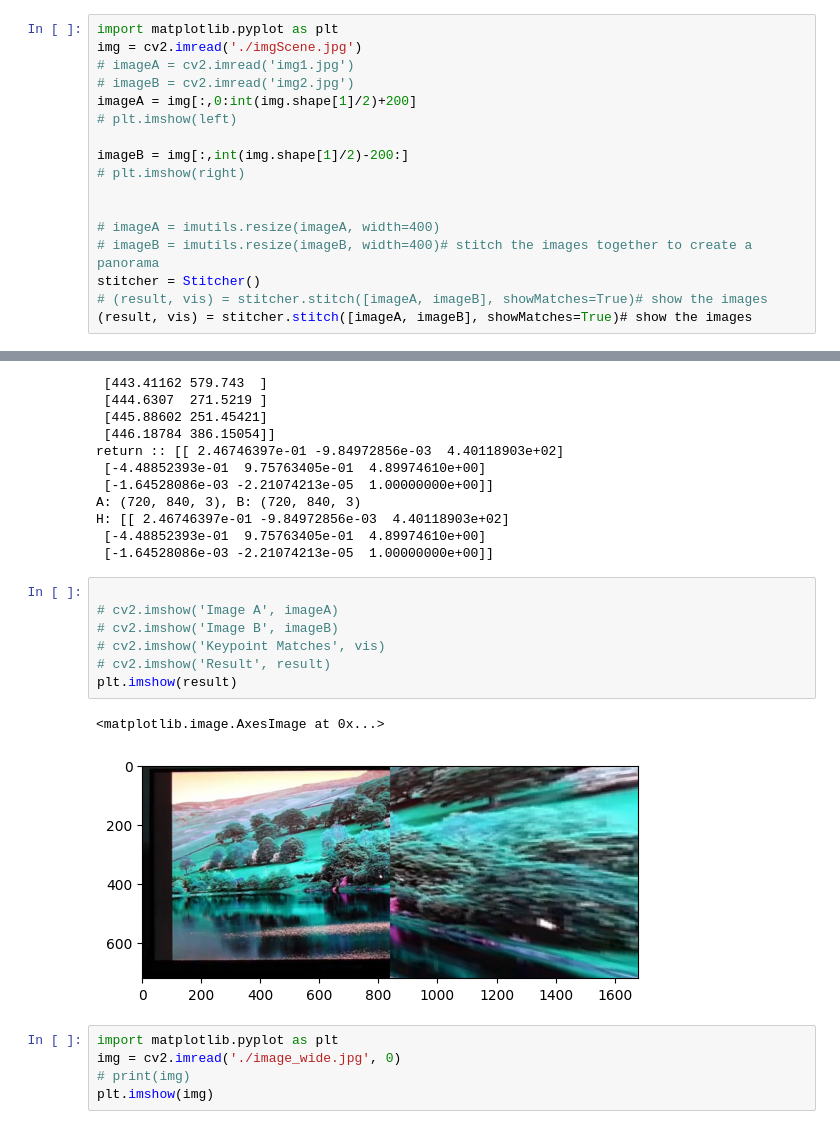
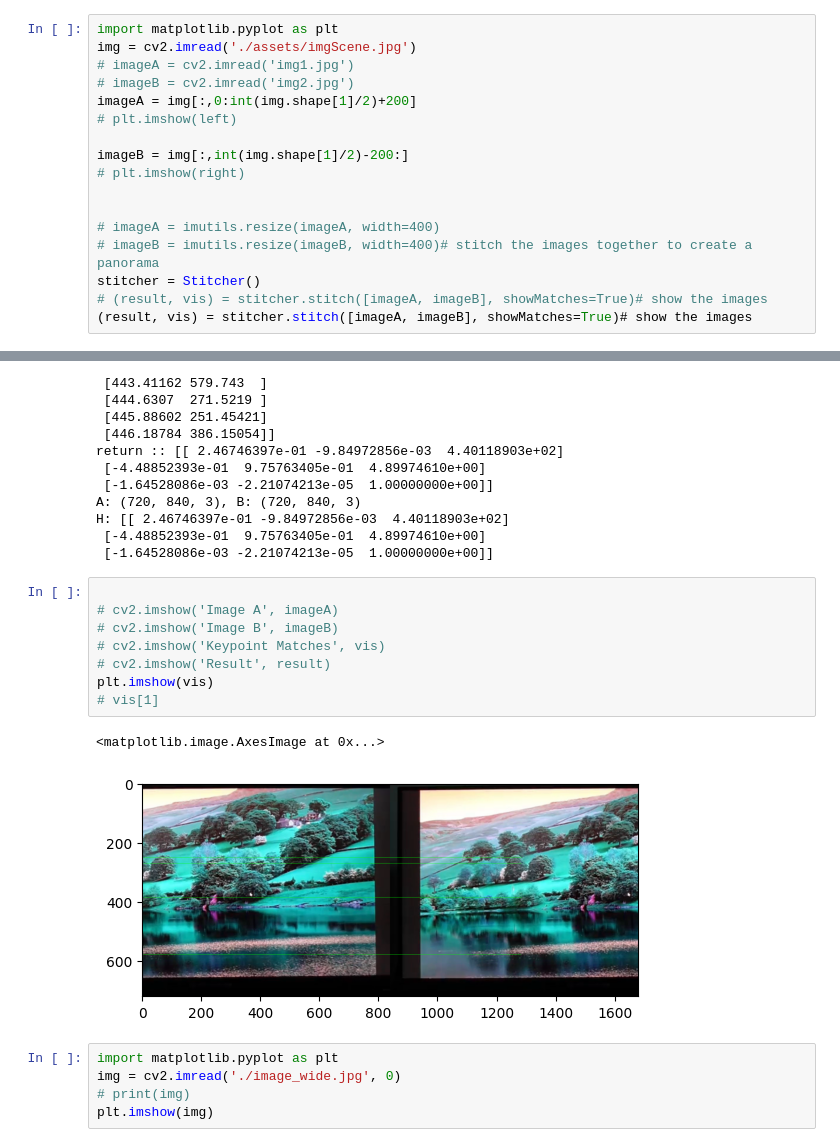
Before and after one commit to mjan2021/Video_Stitching, a Jupyter notebook: stitching.ipynb, the cells around one changed output, grey strips where cells are left out. Cells and saved outputs as stored; diff of their text form.

```diff
--- a/stitching.ipynb
+++ b/stitching.ipynb
@@ -99,7 +103,7 @@ class Stitcher:
         return vis
 # %%
 import matplotlib.pyplot as plt
-img = cv2.imread('./imgScene.jpg')
+img = cv2.imread('./assets/imgScene.jpg')
 # imageA = cv2.imread('img1.jpg')
 # imageB = cv2.imread('img2.jpg')
 imageA = img[:,0:int(img.shape[1]/2)+200]
@@ -135,13 +139,14 @@ H: [[ 2.46746397e-01 -9.84972856e-03  4.40118903e+02]
 # %%
 
 # cv2.imshow('Image A', imageA)
 # cv2.imshow('Image B', imageB)
 # cv2.imshow('Keypoint Matches', vis)
 # cv2.imshow('Result', result)
-plt.imshow(result)
+plt.imshow(vis)
+# vis[1]
 # %% [output]
 <matplotlib.image.AxesImage at 0x...>
-[figure, old version]
+[figure, new version]
 # %%
 import matplotlib.pyplot as plt
 img = cv2.imread('./image_wide.jpg', 0)
```
Also changed, not shown: parts of 2 cells of this notebook.
